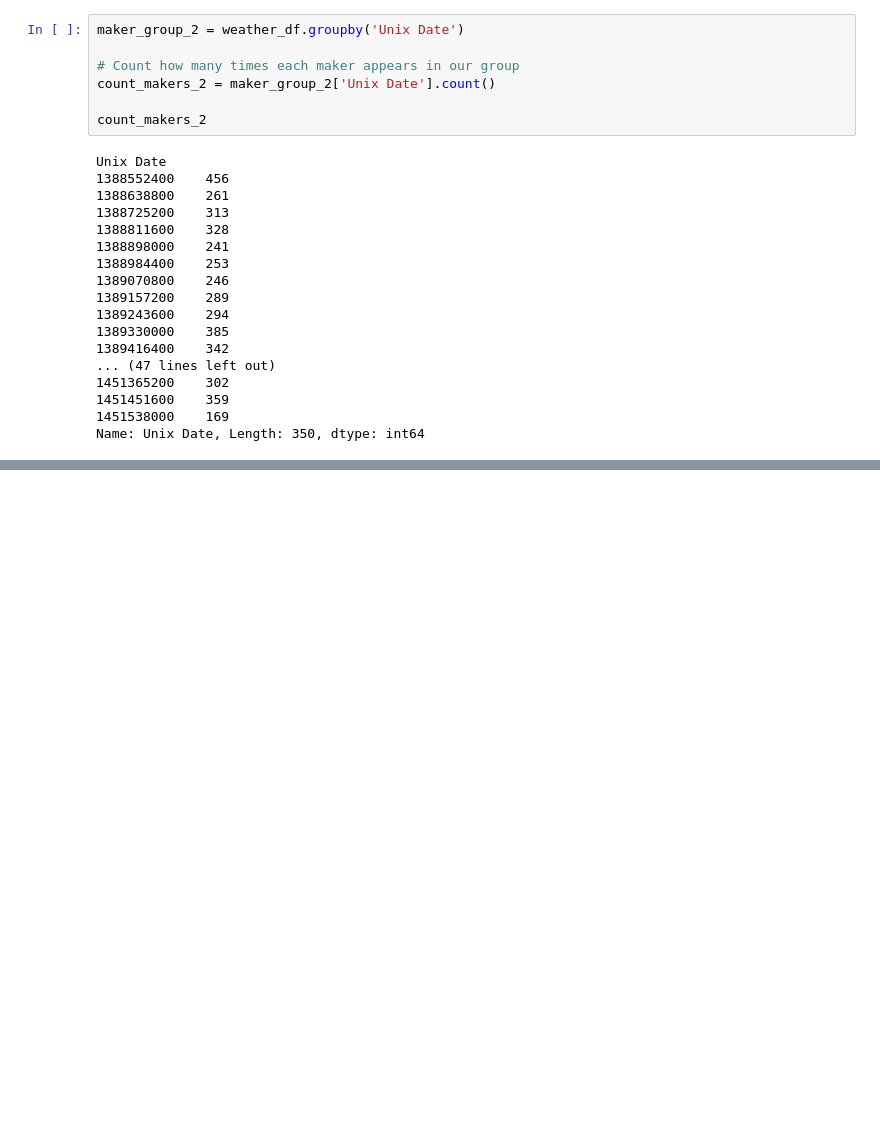
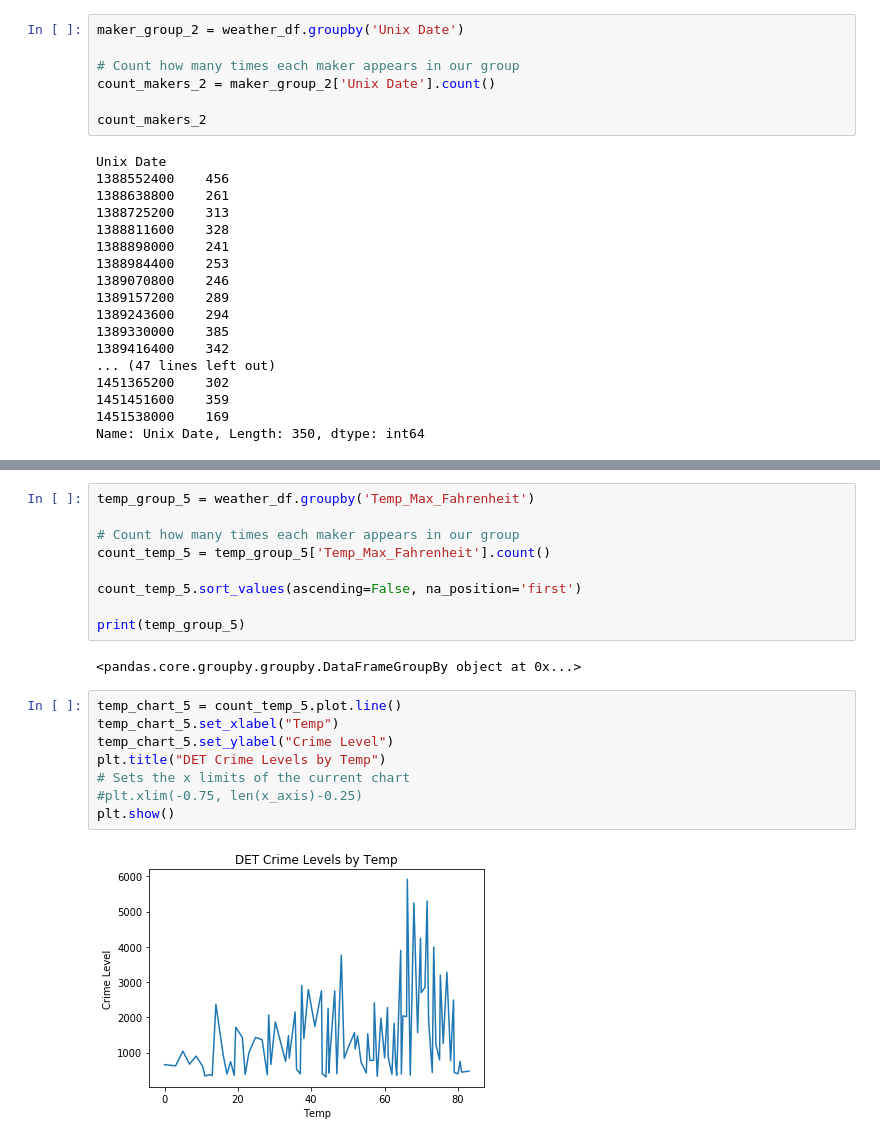
Before and after one commit to nsridhar26/crangmcgee, a Jupyter notebook: main.ipynb, the cells around one changed output, grey strips where cells are left out. Drawn from its saved outputs; the diff is of its cells as text; blank space fills up the shorter version.

```diff
--- a/main.ipynb
+++ b/main.ipynb
@@ -325,0 +322,21 @@ NameError: name 'Temp_Max' is not defined
+# %%
+temp_group_5 = weather_df.groupby('Temp_Max_Fahrenheit')
+
+# Count how many times each maker appears in our group
+count_temp_5 = temp_group_5['Temp_Max_Fahrenheit'].count()
+
+count_temp_5.sort_values(ascending=False, na_position='first')
+
+print(temp_group_5)
+# %% [output]
+<pandas.core.groupby.groupby.DataFrameGroupBy object at 0x...>
+# %%
+temp_chart_5 = count_temp_5.plot.line()
+temp_chart_5.set_xlabel("Temp")
+temp_chart_5.set_ylabel("Crime Level")
+plt.title("DET Crime Levels by Temp")
+# Sets the x limits of the current chart
+#plt.xlim(-0.75, len(x_axis)-0.25)
+plt.show()
+# %% [output]
+[figure, added]
```
Also changed, not shown: parts of 7 cells of this notebook.
